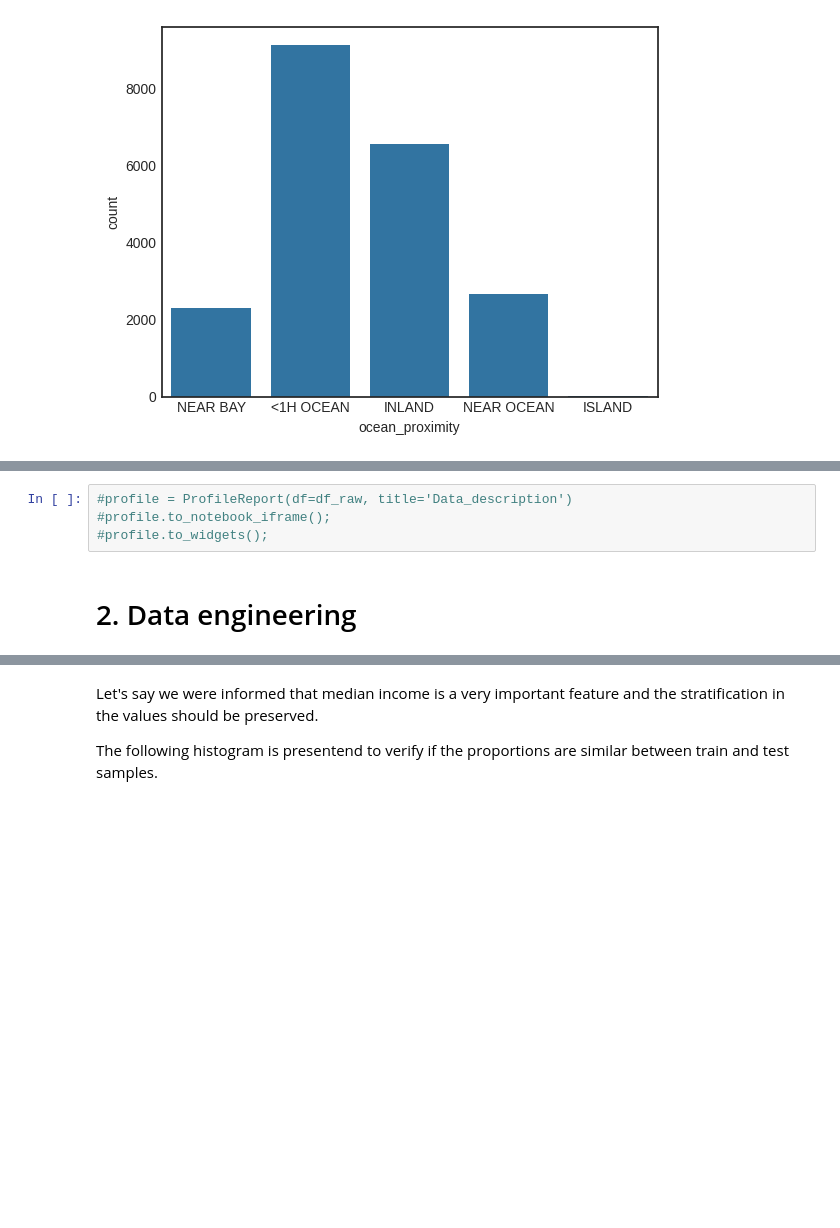
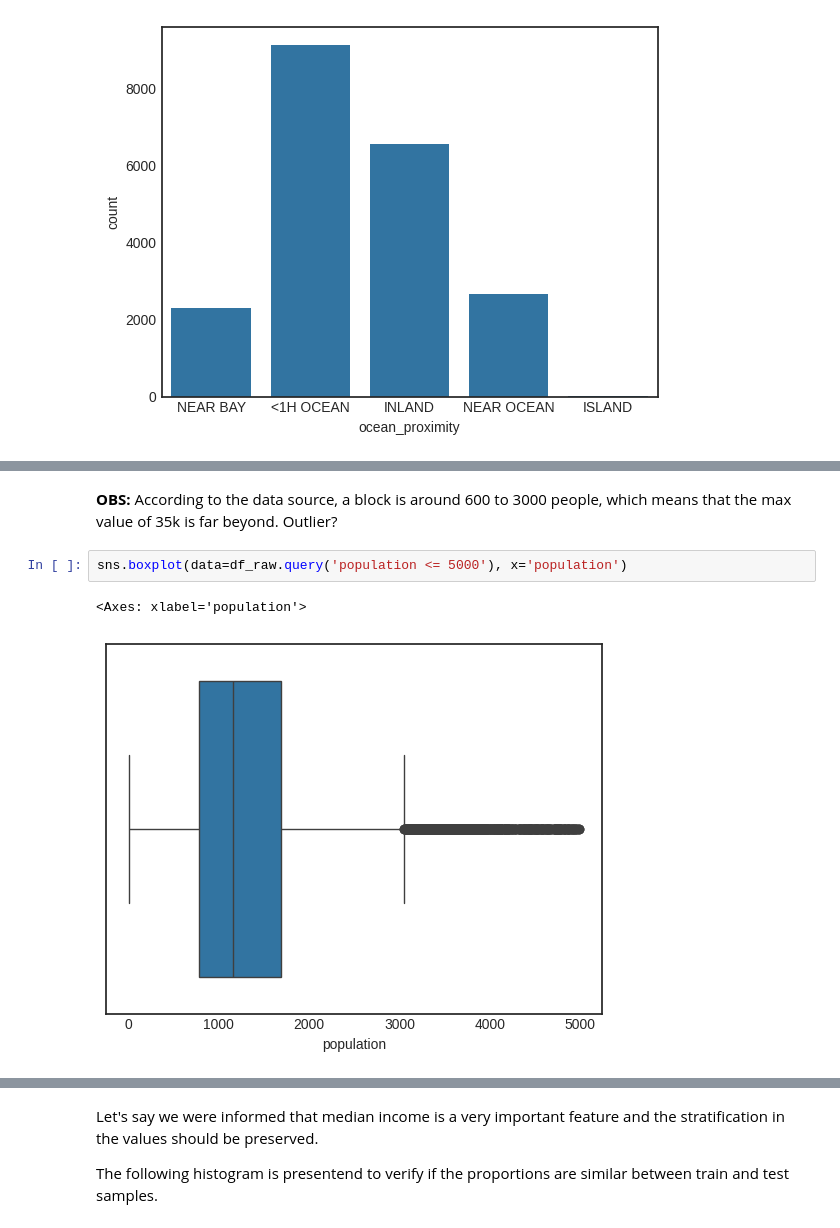
Before and after one commit to ezequielpf/california_house_pricing, a Jupyter notebook: Housing_02.ipynb, the cells around one changed output, grey strips where cells are left out. Cells and saved outputs as stored; diff of their text form; blank space fills up the shorter version.

```diff
--- a/Housing_02.ipynb
+++ b/Housing_02.ipynb
@@ -139,9 +143,10 @@ df_raw.describe().T
 | households | 20640.0 | 499.539680 | 382.329753 | 1.0000 | 280.0000 | 409.0000 | 605.00000 | 6082.0000 |
 | median_income | 20640.0 | 3.870671 | 1.899822 | 0.4999 | 2.5634 | 3.5348 | 4.74325 | 15.0001 |
 | median_house_value | 20640.0 | 206855.816909 | 115395.615874 | 14999.0000 | 119600.0000 | 179700.0000 | 264725.00000 | 500001.0000 |
-# %%
-#profile = ProfileReport(df=df_raw, title='Data_description')
-#profile.to_notebook_iframe();
-#profile.to_widgets();
-# %% [markdown]
-# 2. Data engineering
+# %% [markdown]
+**OBS:** According to the data source, a block is around 600 to 3000 people, which means that the max value of 35k is far beyond. Outlier?
+# %%
+sns.boxplot(data=df_raw.query('population <= 5000'), x='population')
+# %% [output]
+<Axes: xlabel='population'>
+[figure, added]
```
Also changed, not shown: parts of 38 cells of this notebook.
